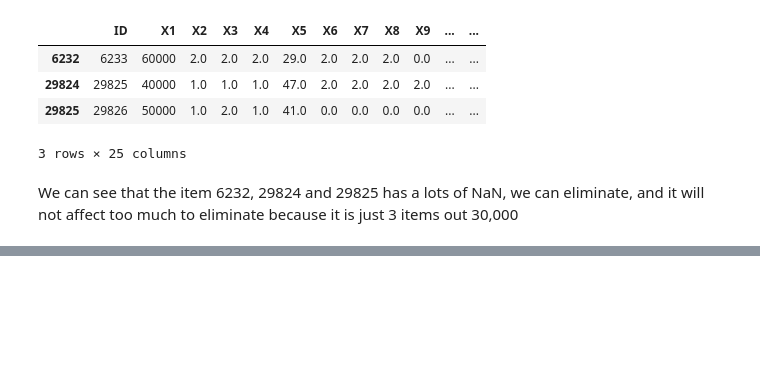
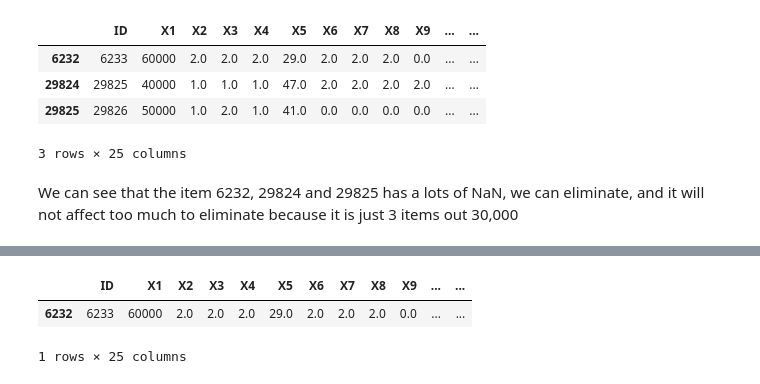
Before and after one commit to PosgradoMNA/actividades-de-aprendizaje-rafaelsangarcia, a Jupyter notebook: Actividad3_A01182780.ipynb, the cells around one changed output, grey strips where cells are left out. Drawn from its saved outputs; the diff is of its cells as text; code cells hidden in the pictures; blank space fills up the shorter version.

```diff
--- a/Actividad3_A01182780.ipynb
+++ b/Actividad3_A01182780.ipynb
@@ -138,0 +120,10 @@ Name: 29824, dtype: float64
+# %%
+#df['Y'] = df['Y'].dropna(inplace = True, axis =0)
+#df =df.dropna(how='all', inplace = True)
+#df[df['Y'].isnull()]
+ndf = df.copy()
+ndf.dropna(thresh = 14,  #if there is not 5 nan values, the column will be eliminated
+           axis = 0,
+           inplace = True
+           )
+ndf.info()
@@ -138,0 +148,6 @@ Name: 29824, dtype: float64
+# %%
+ndf[ndf['Y'].isnull()]
+# %% [output]
+|  | ID | X1 | X2 | X3 | X4 | X5 | X6 | X7 | X8 | X9 | ... | ... |
+| 6232 | 6233 | 60000 | 2.0 | 2.0 | 2.0 | 29.0 | 2.0 | 2.0 | 2.0 | 0.0 | ... | ... |
+1 rows × 25 columns
```
Also changed, not shown: parts of 2 cells of this notebook.
